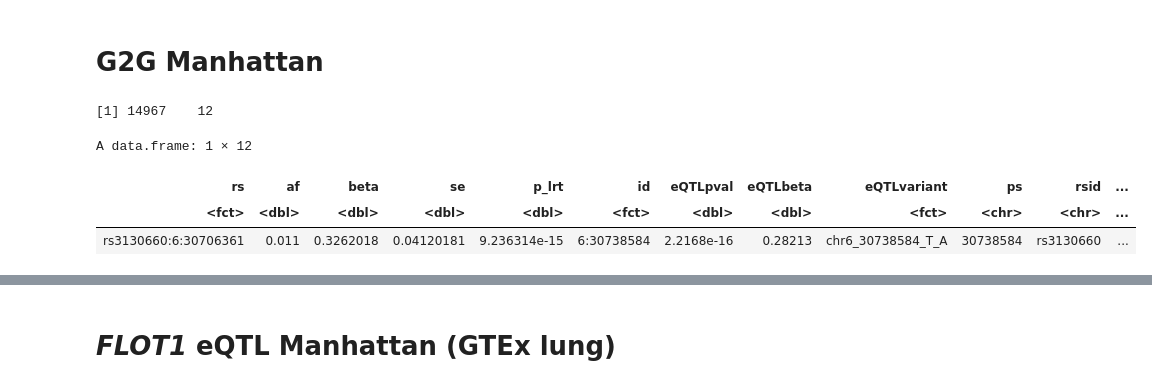
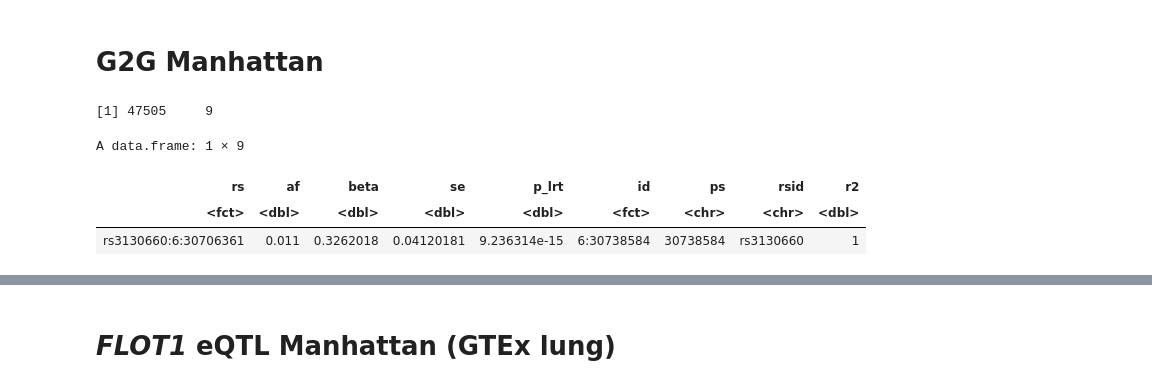
Before and after one commit to yang-luo-lab/TB-g2g, a Jupyter notebook: scripts/TBg2g_Fig3.ipynb, the cells around one changed output, grey strips where cells are left out. Saved outputs shown, nothing was run; the diff lists cells and outputs as text; code cells hidden in the pictures.

```diff
--- a/scripts/TBg2g_Fig3.ipynb
+++ b/scripts/TBg2g_Fig3.ipynb
@@ -16,36 +16,33 @@ options(StringsAsFactors=FALSE)
 gwas <- read.table("../data/MHCimp.97.assoc.txt.gz", h=T)
 eQTL <- read.table("../data/GTEx_v8_lung_eQTL_summary_stats.txt.gz",h=T)
 # %%
-gwas$eQTLpval <- eQTL[match(gwas$id,eQTL$id),]$pvalue # check position and allele consistency
-gwas$eQTLbeta <- eQTL[match(gwas$id,eQTL$id),]$beta # check position and allele consistency
-
-gwas$eQTLvariant <- eQTL[match(gwas$id,eQTL$id),]$variant
-
-df <- gwas %>% na.omit() %>%
+df <- gwas  %>%
     mutate(ps = str_split(id, ":", simplify = TRUE)[, 2]) %>%
     mutate(rsid = str_split(rs, ":", simplify = TRUE)[, 1])
+gwas$ps <- as.numeric(df$ps)
+gwas$rsid <- as.character(df$rsid)
 
 r2 <- read.table("../data/rs3130660_r2.ld.gz",h=T) #TB g2g
-df$r2 <- r2[match(df$rsid,r2$SNP_B),]$R2
-df$r2 <- ifelse(is.na(df$r2),0,df$r2)
+
+gwas$r2 <- r2[match(gwas$rsid,r2$SNP_B),]$R2
+gwas$r2 <- ifelse(is.na(gwas$r2),0,gwas$r2)
 bins <- c(-Inf,0.2,0.4,0.6,0.8,1)
 # %%
-
 window <- 700000
 pos <- 30706361
 minpos <- pos - window
 maxpos <- pos + window
 
-dim(df)
+dim(gwas)
 topsnp <- "rs3130660:6:30706361"
 df %>% filter(rs == topsnp)
 
 r2col <- c("#fef0d9","#fdcc8a","#fc8d59","#e34a33","#b30000") #reds
 # %% [output]
-[1] 14967    12
+[1] 47505     9
-A data.frame: 1 × 12
+A data.frame: 1 × 9
-| rs | af | beta | se | p_lrt | id | eQTLpval | eQTLbeta | eQTLvariant | ps | rsid | ... |
-| <fct> | <dbl> | <dbl> | <dbl> | <dbl> | <fct> | <dbl> | <dbl> | <fct> | <chr> | <chr> | ... |
-| rs3130660:6:30706361 | 0.011 | 0.3262018 | 0.04120181 | 9.236314e-15 | 6:30738584 | 2.2168e-16 | 0.28213 | chr6_30738584_T_A | 30738584 | rs3130660 | ... |
+| rs | af | beta | se | p_lrt | id | ps | rsid | r2 |
+| <fct> | <dbl> | <dbl> | <dbl> | <dbl> | <fct> | <chr> | <chr> | <dbl> |
+| rs3130660:6:30706361 | 0.011 | 0.3262018 | 0.04120181 | 9.236314e-15 | 6:30738584 | 30738584 | rs3130660 | 1 |
 # %%
 
```
Also changed, not shown: parts of 7 cells of this notebook, 7 other files.
